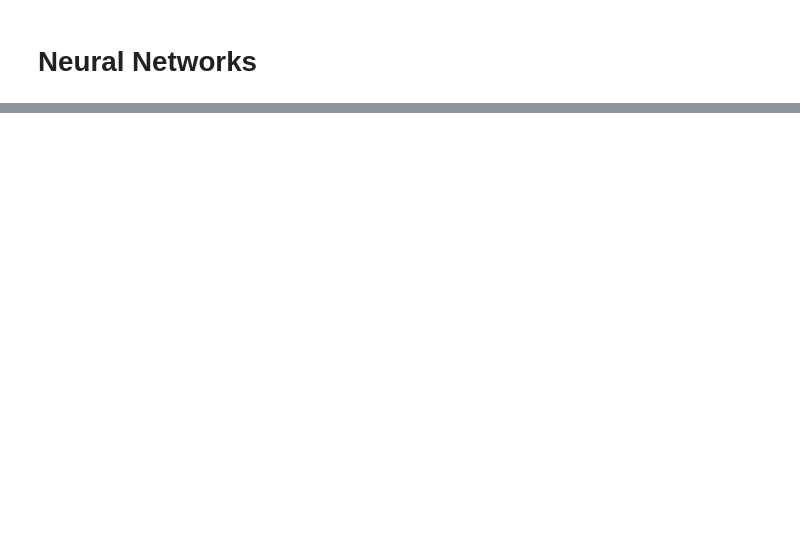
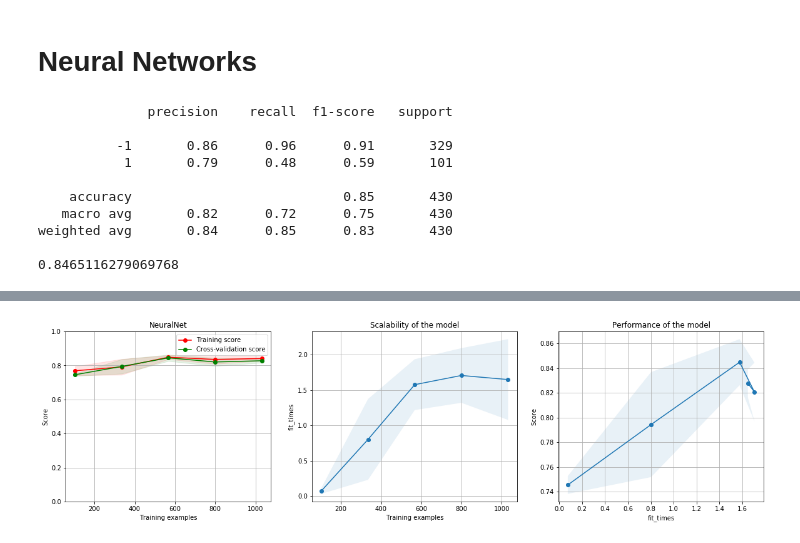
Before and after one commit to pparr/ml-supervised-learning, a Jupyter notebook: supervised_learning_parrott.ipynb, the cells around one changed output, grey strips where cells are left out. Drawn from its saved outputs; the diff is of its cells as text; code cells hidden in the pictures; blank space fills up the shorter version.

```diff
--- a/supervised_learning_parrott.ipynb
+++ b/supervised_learning_parrott.ipynb
@@ -204,2 +265,24 @@ graph.render('dtree_render',view=True)
 # %% [markdown]
 # Neural Networks
+# %%
+mlpc = MLPClassifier(max_iter=500)
+mlpc.fit(x_train, y_train)
+predict_mlpc = mlpc.predict(x_test)
+
+# how did we do? Comparing y_test and predicted values
+print(classification_report(y_test, predict_mlpc,zero_division=1))
+
+print(accuracy_score(y_test, predict_mlpc))
+
+plot_learning_curve(mlpc, "NeuralNet",x_train, y_train, ylim=[0,1])
+# %% [output]
+              precision    recall  f1-score   support
+
+          -1       0.86      0.96      0.91       329
+           1       0.79      0.48      0.59       101
+
+    accuracy                           0.85       430
+   macro avg       0.82      0.72      0.75       430
+weighted avg       0.84      0.85      0.83       430
+
+0.8465116279069768
@@ -205,0 +290 @@ graph.render('dtree_render',view=True)
+[figure, added]
```
Also changed, not shown: parts of 5 cells of this notebook.
